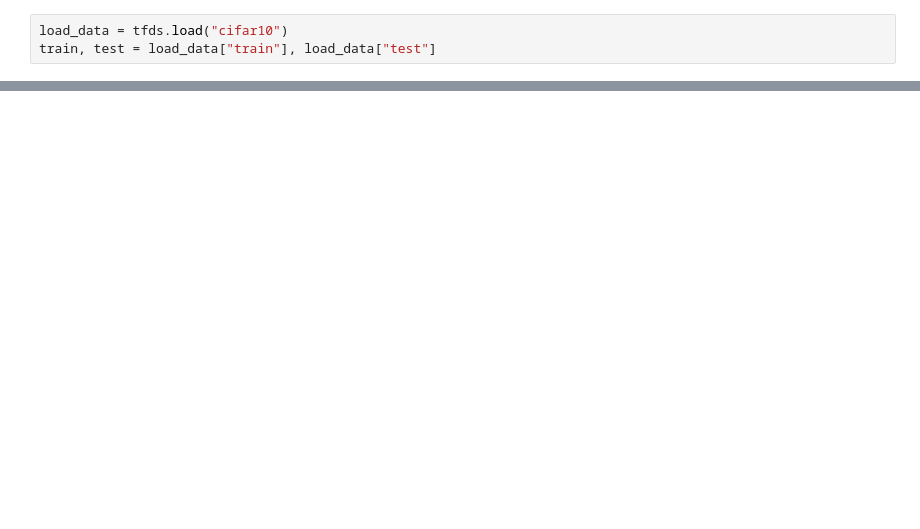
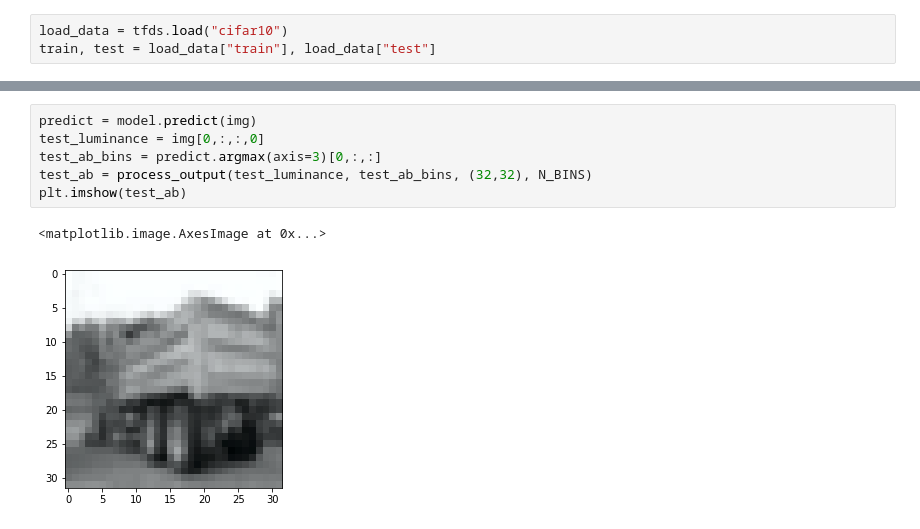
Before and after one commit to LouisTilloy/IEOR242_deep_colorization, a Jupyter notebook: CNN TF2.ipynb, the cells around one changed output, grey strips where cells are left out. Saved outputs shown, nothing was run; the diff lists cells and outputs as text; blank space fills up the shorter version.

```diff
--- a/CNN TF2.ipynb
+++ b/CNN TF2.ipynb
@@ -98,0 +318,9 @@ model.fit(train_images, train_labels, epochs=5)
+# %%
+predict = model.predict(img)
+test_luminance = img[0,:,:,0]
+test_ab_bins = predict.argmax(axis=3)[0,:,:]
+test_ab = process_output(test_luminance, test_ab_bins, (32,32), N_BINS)
+plt.imshow(test_ab)
+# %% [output]
+<matplotlib.image.AxesImage at 0x...>
+[figure, added]
```
Also changed, not shown: parts of 24 cells of this notebook, 2 other files.
